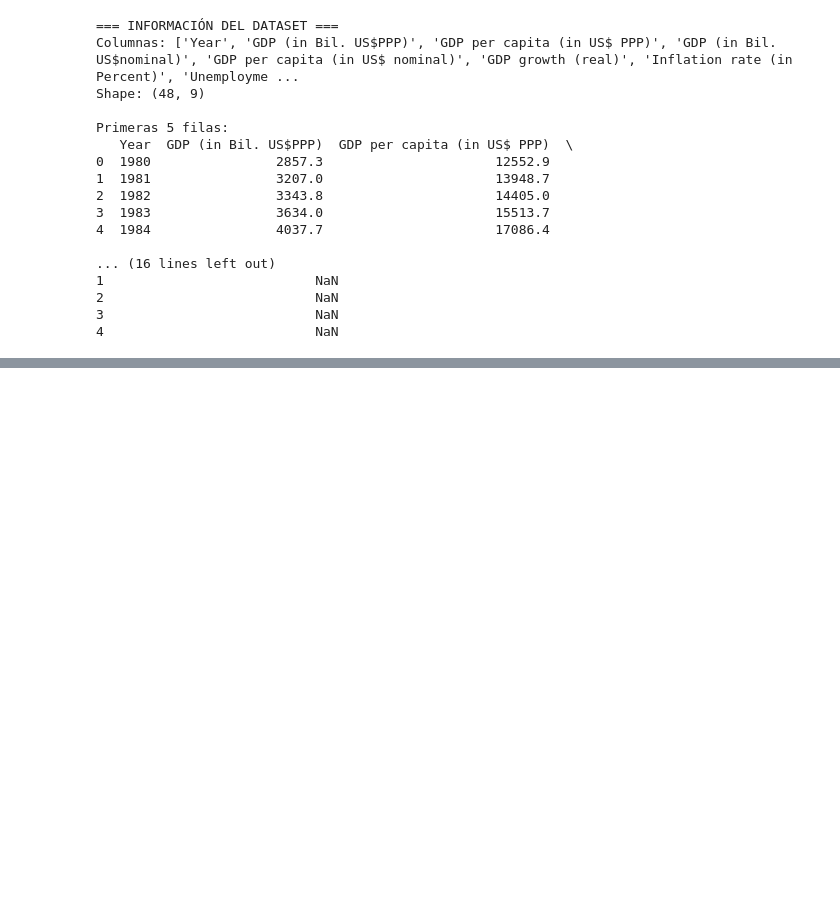
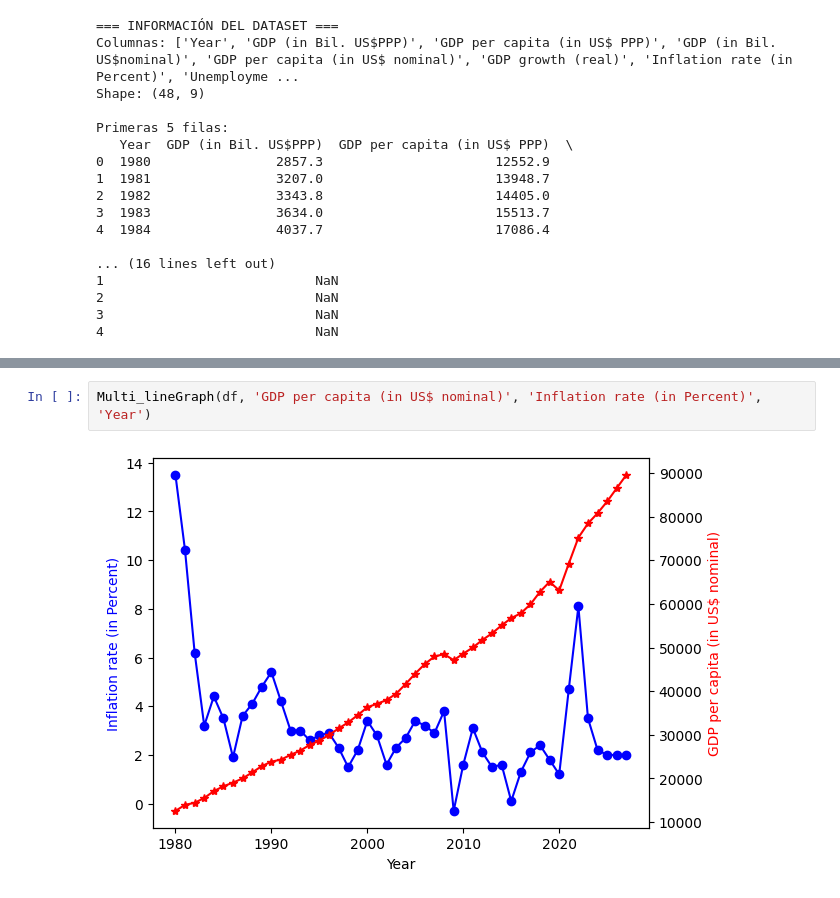
Before and after one commit to CaballeroUrrego/Ciencia-de-datos, a Jupyter notebook: Economy of the United States.ipynb, the cells around one changed output, grey strips where cells are left out. Cells and saved outputs as stored; diff of their text form; blank space fills up the shorter version.

```diff
--- a/Economy of the United States.ipynb
+++ b/Economy of the United States.ipynb
@@ -98,0 +196,4 @@ max                     9.700000                     134.900000
+# %%
+Multi_lineGraph(df, 'GDP per capita (in US$ nominal)', 'Inflation rate (in Percent)', 'Year')
+# %% [output]
+[figure, added]
```
Also changed, not shown: parts of 4 cells of this notebook, 3 other files.
